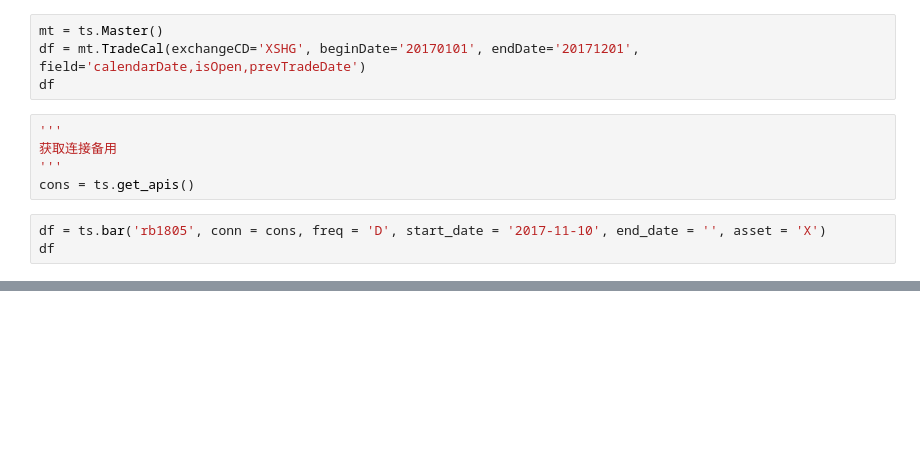
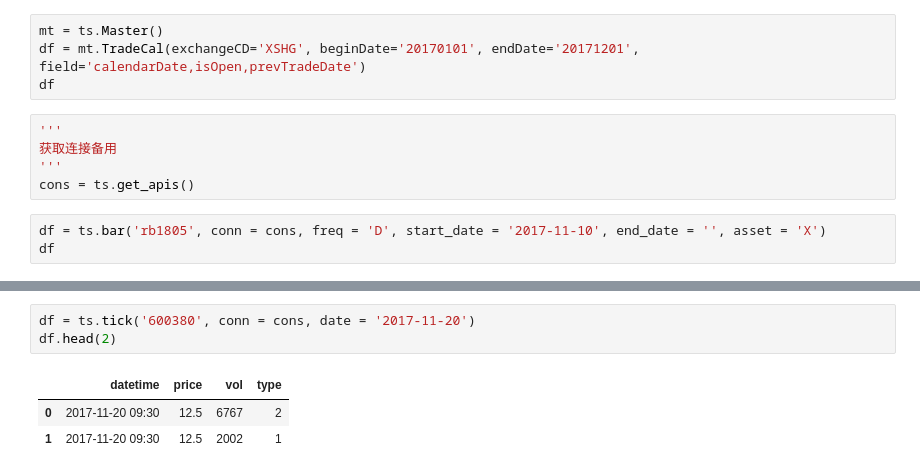
Before and after one commit to lo-e/python-for-investment, a Jupyter notebook: jupyter/test5.ipynb, the cells around one changed output, grey strips where cells are left out. Saved outputs shown, nothing was run; the diff lists cells and outputs as text; blank space fills up the shorter version.

```diff
--- a/jupyter/test5.ipynb
+++ b/jupyter/test5.ipynb
@@ -130,0 +155,7 @@ df
+# %%
+df = ts.tick('600380', conn = cons, date = '2017-11-20')
+df.head(2)
+# %% [output]
+|  | datetime | price | vol | type |
+| 0 | 2017-11-20 09:30 | 12.5 | 6767 | 2 |
+| 1 | 2017-11-20 09:30 | 12.5 | 2002 | 1 |
```
Also changed, not shown: parts of 9 cells of this notebook, 3 other files.
